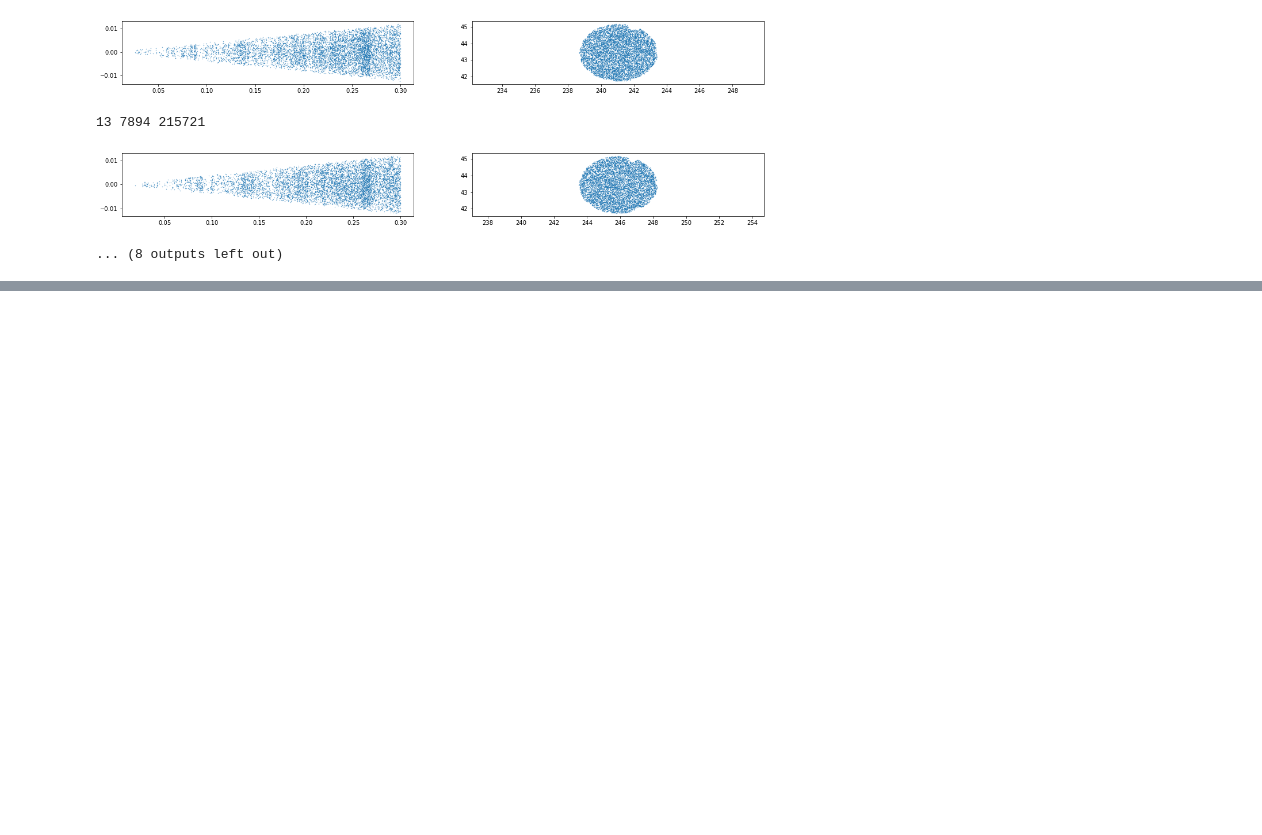
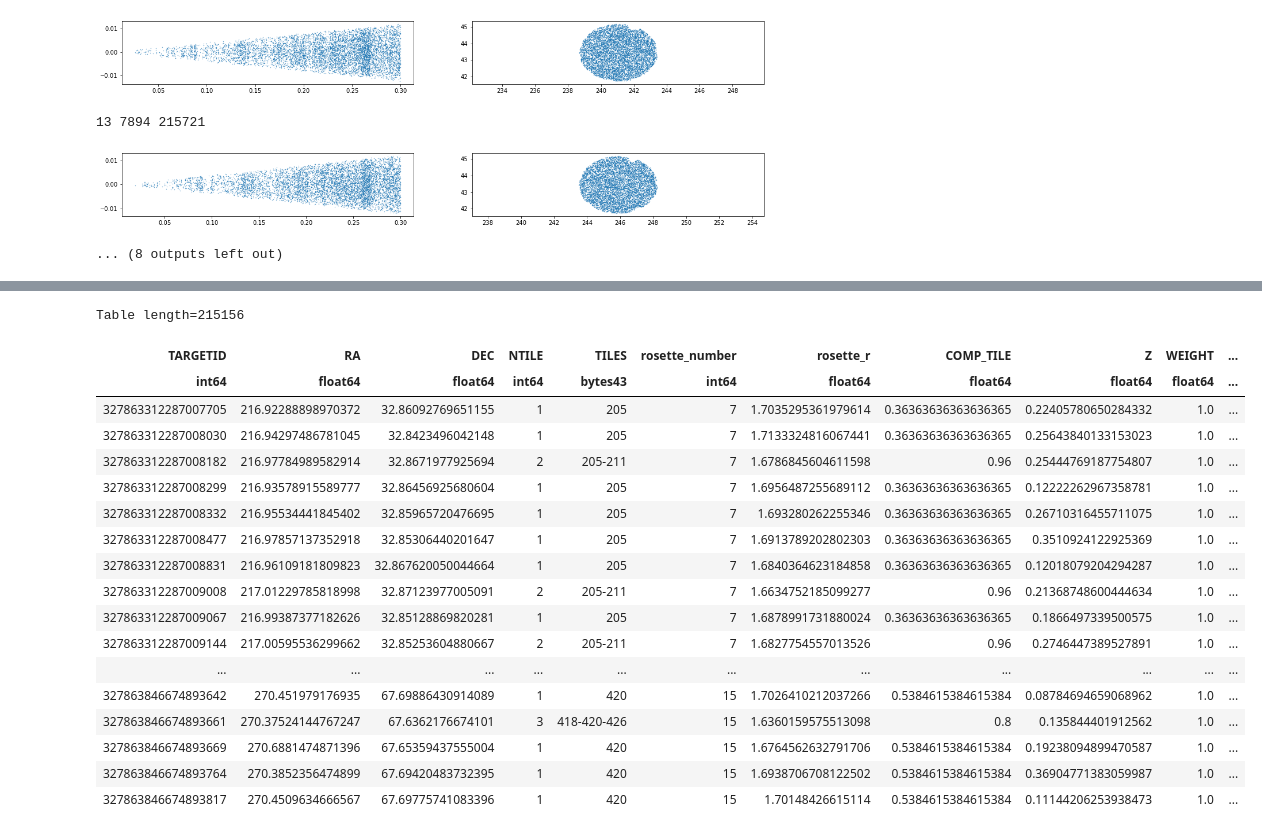
Before and after one commit to forero/CosmicWeb-VAC-DESI-EDR, a Jupyter notebook: nb/01_main_data_from_edr.ipynb, the cells around one changed output, grey strips where cells are left out. Saved outputs shown, nothing was run; the diff lists cells and outputs as text; code cells hidden in the pictures; blank space fills up the shorter version.

```diff
--- a/nb/01_main_data_from_edr.ipynb
+++ b/nb/01_main_data_from_edr.ipynb
@@ -235,2 +235,24 @@ for rosette_id in list_rosette:
 [figure]
+# %%
+random
+# %% [output]
+Table length=215156
+| TARGETID | RA | DEC | NTILE | TILES | rosette_number | rosette_r | COMP_TILE | Z | WEIGHT | ... |
+| int64 | float64 | float64 | int64 | bytes43 | int64 | float64 | float64 | float64 | float64 | ... |
+| 327863312287007705 | 216.92288898970372 | 32.86092769651155 | 1 | 205 | 7 | 1.7035295361979614 | 0.36363636363636365 | 0.22405780650284332 | 1.0 | ... |
+| 327863312287008030 | 216.94297486781045 | 32.8423496042148 | 1 | 205 | 7 | 1.7133324816067441 | 0.36363636363636365 | 0.25643840133153023 | 1.0 | ... |
+| 327863312287008182 | 216.97784989582914 | 32.8671977925694 | 2 | 205-211 | 7 | 1.6786845604611598 | 0.96 | 0.25444769187754807 | 1.0 | ... |
+| 327863312287008299 | 216.93578915589777 | 32.86456925680604 | 1 | 205 | 7 | 1.6956487255689112 | 0.36363636363636365 | 0.12222262967358781 | 1.0 | ... |
+| 327863312287008332 | 216.95534441845402 | 32.85965720476695 | 1 | 205 | 7 | 1.693280262255346 | 0.36363636363636365 | 0.26710316455711075 | 1.0 | ... |
+| 327863312287008477 | 216.97857137352918 | 32.85306440201647 | 1 | 205 | 7 | 1.6913789202802303 | 0.36363636363636365 | 0.3510924122925369 | 1.0 | ... |
+| 327863312287008831 | 216.96109181809823 | 32.867620050044664 | 1 | 205 | 7 | 1.6840364623184858 | 0.36363636363636365 | 0.12018079204294287 | 1.0 | ... |
+| 327863312287009008 | 217.01229785818998 | 32.87123977005091 | 2 | 205-211 | 7 | 1.6634752185099277 | 0.96 | 0.21368748600444634 | 1.0 | ... |
+| 327863312287009067 | 216.99387377182626 | 32.85128869820281 | 1 | 205 | 7 | 1.6878991731880024 | 0.36363636363636365 | 0.1866497339500575 | 1.0 | ... |
+| 327863312287009144 | 217.00595536299662 | 32.85253604880667 | 2 | 205-211 | 7 | 1.6827754557013526 | 0.96 | 0.2746447389527891 | 1.0 | ... |
+| ... | ... | ... | ... | ... | ... | ... | ... | ... | ... | ... |
+| 327863846674893642 | 270.451979176935 | 67.69886430914089 | 1 | 420 | 15 | 1.7026410212037266 | 0.5384615384615384 | 0.08784694659068962 | 1.0 | ... |
+| 327863846674893661 | 270.37524144767247 | 67.6362176674101 | 3 | 418-420-426 | 15 | 1.6360159575513098 | 0.8 | 0.135844401912562 | 1.0 | ... |
+| 327863846674893669 | 270.6881474871396 | 67.65359437555004 | 1 | 420 | 15 | 1.6764562632791706 | 0.5384615384615384 | 0.19238094899470587 | 1.0 | ... |
+| 327863846674893764 | 270.3852356474899 | 67.69420483732395 | 1 | 420 | 15 | 1.6938706708122502 | 0.5384615384615384 | 0.36904771383059987 | 1.0 | ... |
+| 327863846674893817 | 270.4509634666567 | 67.69775741083396 | 1 | 420 | 15 | 1.70148426615114 | 0.5384615384615384 | 0.11144206253938473 | 1.0 | ... |
 # %%
```
Also changed, not shown: parts of 3 cells of this notebook, 1 other file.
